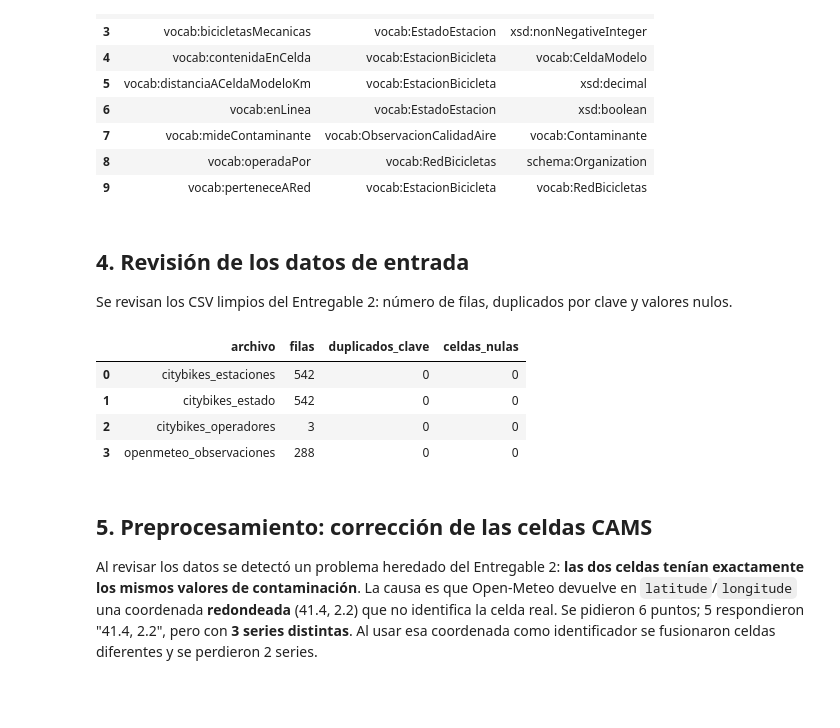
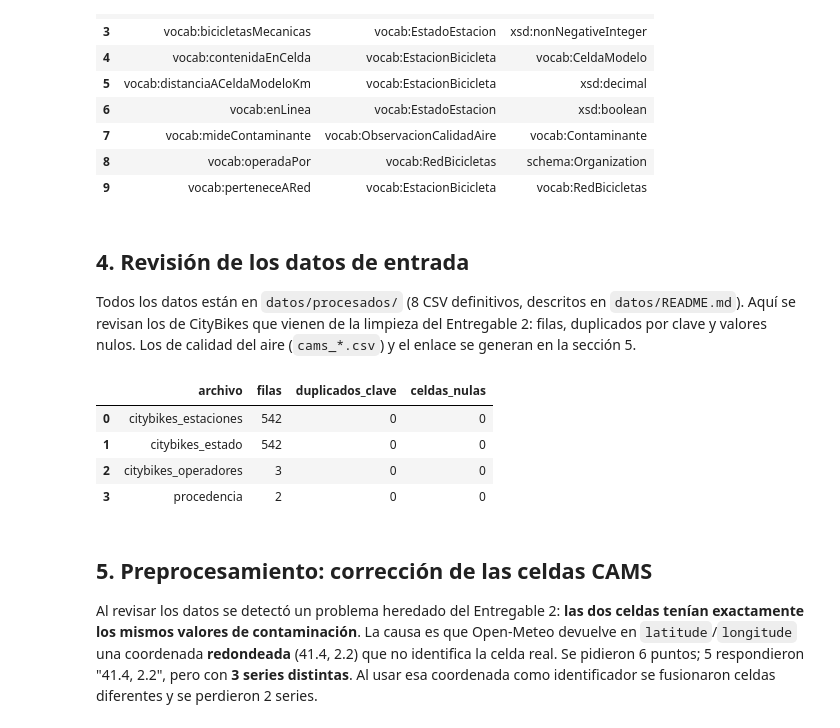
Before and after one commit to alexdgutierrezcordova-nila/smartcity-bcn-knowledge-graph, a Jupyter notebook: E3_rdf/notebooks/E3_generacion_rdf.ipynb, the cells around one changed output. Cells and saved outputs as stored; diff of their text form; code cells hidden in the pictures; blank space fills up the shorter version.

```diff
--- a/E3_rdf/notebooks/E3_generacion_rdf.ipynb
+++ b/E3_rdf/notebooks/E3_generacion_rdf.ipynb
@@ -115,27 +115,29 @@ Clases propias: vocab:CeldaModelo, vocab:Contaminante, vocab:EstacionBicicleta,
 # %% [markdown]
 ## 4. Revisión de los datos de entrada
 
-Se revisan los CSV limpios del Entregable 2: número de filas, duplicados por clave y valores nulos.
+Todos los datos están en `datos/procesados/` (8 CSV definitivos, descritos en `datos/README.md`).
+Aquí se revisan los de CityBikes que vienen de la limpieza del Entregable 2: filas, duplicados por clave
+y valores nulos. Los de calidad del aire (`cams_*.csv`) y el enlace se generan en la sección 5.
 # %%
 claves = {
     'citybikes_estaciones': ['id_estacion'],
     'citybikes_estado': ['id_estacion', 'captura_utc'],
     'citybikes_operadores': ['id_operador'],
-    'openmeteo_observaciones': ['id_celda', 'hora_utc', 'contaminante'],
+    'procedencia': ['archivo_raw'],
 }
 resumen = []
 for nombre, clave in claves.items():
     df = pd.read_csv(gen.DIR_PROCESADOS / f'{nombre}.csv')
     resumen.append({'archivo': nombre, 'filas': len(df),
                     'duplicados_clave': int(df.duplicated(clave).sum()),
                     'celdas_nulas': int(df.isna().sum().sum())})
 pd.DataFrame(resumen)
 # %% [output]
 |  | archivo | filas | duplicados_clave | celdas_nulas |
 | 0 | citybikes_estaciones | 542 | 0 | 0 |
 | 1 | citybikes_estado | 542 | 0 | 0 |
 | 2 | citybikes_operadores | 3 | 0 | 0 |
-| 3 | openmeteo_observaciones | 288 | 0 | 0 |
+| 3 | procedencia | 2 | 0 | 0 |
 # %% [markdown]
 ## 5. Preprocesamiento: corrección de las celdas CAMS
 
```
Also changed, not shown: parts of 3 cells of this notebook, 30 other files.
